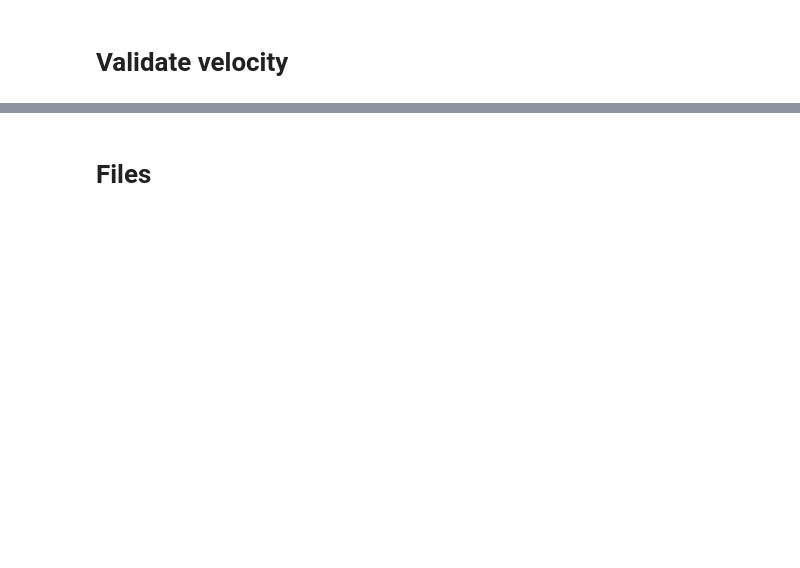
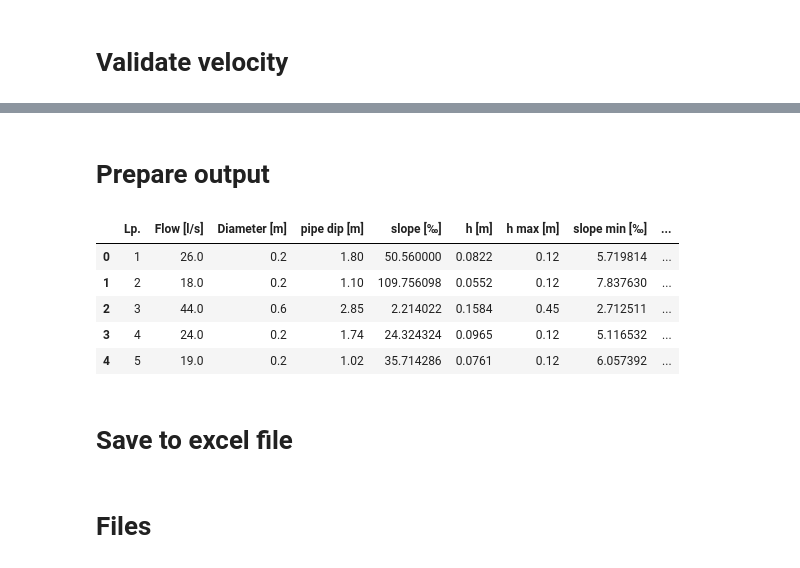
Before and after one commit to BuczynskiRafal/pipe_calculations, a Jupyter notebook: Pipe_drop.ipynb, the cells around one changed output, grey strips where cells are left out. Saved outputs shown, nothing was run; the diff lists cells and outputs as text; code cells hidden in the pictures; blank space fills up the shorter version.

```diff
--- a/Pipe_drop.ipynb
+++ b/Pipe_drop.ipynb
@@ -129,6 +146,6 @@ df[df['dip is valid'] == 0]
 # %% [markdown]
 # Validate slope
 # %%
-df['slope is valid'] = df.apply(lambda x: 1 if x['pipe dip [m]'] >=1.2 else 0, axis=1)
-print(f"Row count with invalid pipe dip: {len(df[df['dip is valid'] == 0])}")
-df[df['dip is valid'] == 0]
+df['slope is valid'] = df.apply(lambda x: 1 if x['slope max [‰]'] >= x['slope [‰]'] >= x['slope min [‰]'] else 0, axis=1)
+print(f"Row count with invalid pipe slope: {len(df[df['slope is valid'] == 0])}")
+df[df['slope is valid'] == 0]
@@ -135,6 +159,6 @@ df[df['dip is valid'] == 0]
 # %% [markdown]
 # Validate velocity
 # %%
-df['v is valid'] = df.apply(lambda x: 1 if x['v [m]'] >=1.2 else 0, axis=1)
-print(f"Row count with invalid pipe dip: {len(df[df['dip is valid'] == 0])}")
-df[df['dip is valid'] == 0]
+df['v is valid'] = df.apply(lambda x: 1 if 5 >= x['v [m]'] >= 0.8 else 0, axis=1)
+print(f"Row count with invalid pipe velocity: {len(df[df['v is valid'] == 0])}")
+df[df['v is valid'] == 0]
@@ -140,0 +174,4 @@ df[df['dip is valid'] == 0]
+# %%
+df['h is valid'] = df.apply(lambda x: 1 if x['h [m]'] <= x['h max [m]'] else 0, axis=1)
+print(f"Row count with invalid pipe filling: {len(df[df['h is valid'] == 0])}")
+df.head()
@@ -140,0 +186,17 @@ df[df['dip is valid'] == 0]
+# %% [markdown]
+# Prepare output
+# %%
+df_output = df.copy()
+df.columns
+df.drop(columns=['Start node', 'End node', 'Land elevation  [m]', 'Channel bottom [m]', 'Length [m]'], axis=1, inplace=True)
+
+df_output.head()
+# %% [output]
+|  | Lp. | Flow [l/s] | Diameter [m] | pipe dip [m] | slope [‰] | h [m] | h max [m] | slope min [‰] | ... |
+| 0 | 1 | 26.0 | 0.2 | 1.80 | 50.560000 | 0.0822 | 0.12 | 5.719814 | ... |
+| 1 | 2 | 18.0 | 0.2 | 1.10 | 109.756098 | 0.0552 | 0.12 | 7.837630 | ... |
+| 2 | 3 | 44.0 | 0.6 | 2.85 | 2.214022 | 0.1584 | 0.45 | 2.712511 | ... |
+| 3 | 4 | 24.0 | 0.2 | 1.74 | 24.324324 | 0.0965 | 0.12 | 5.116532 | ... |
+| 4 | 5 | 19.0 | 0.2 | 1.02 | 35.714286 | 0.0761 | 0.12 | 6.057392 | ... |
+# %% [markdown]
+# Save to excel file
```
Also changed, not shown: parts of 11 cells of this notebook.
